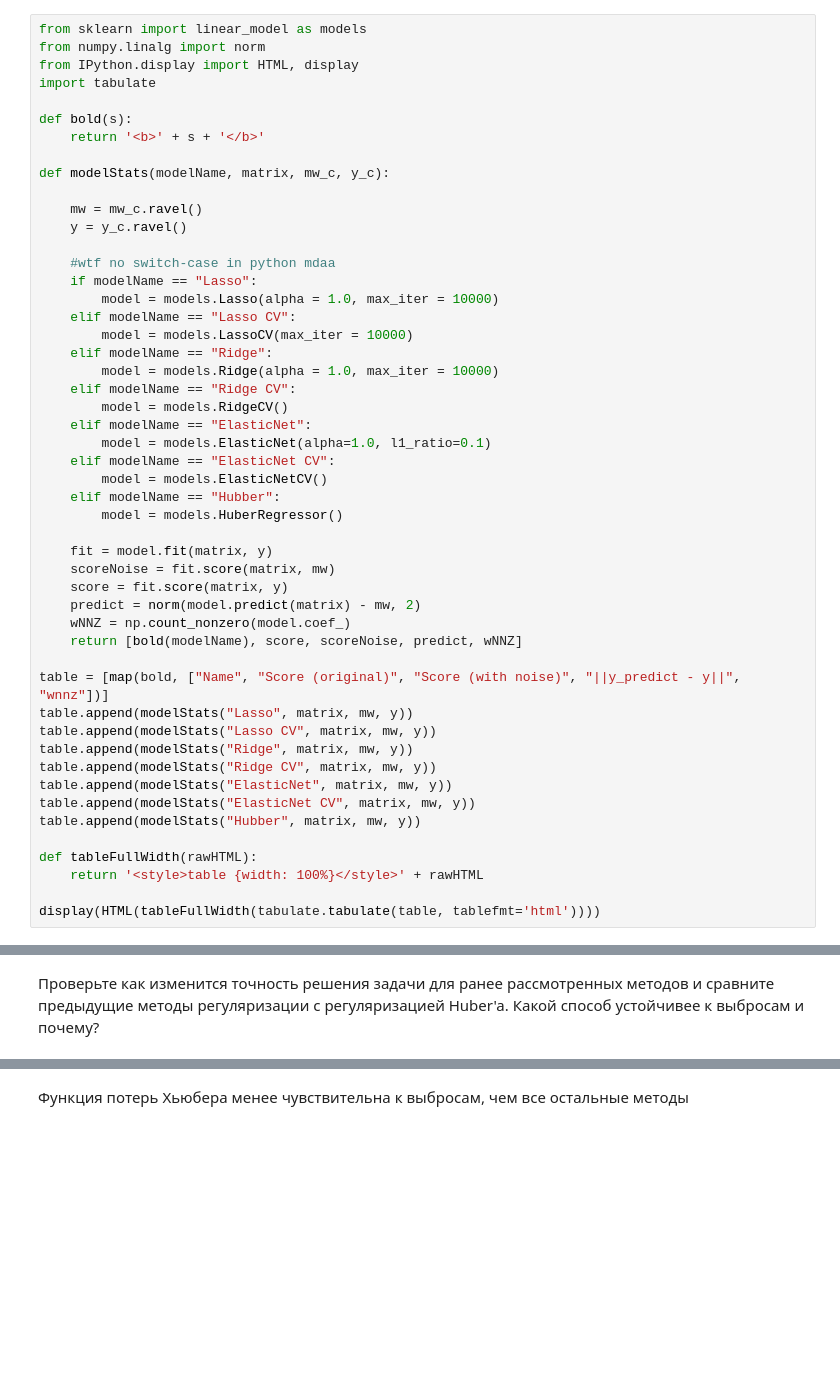
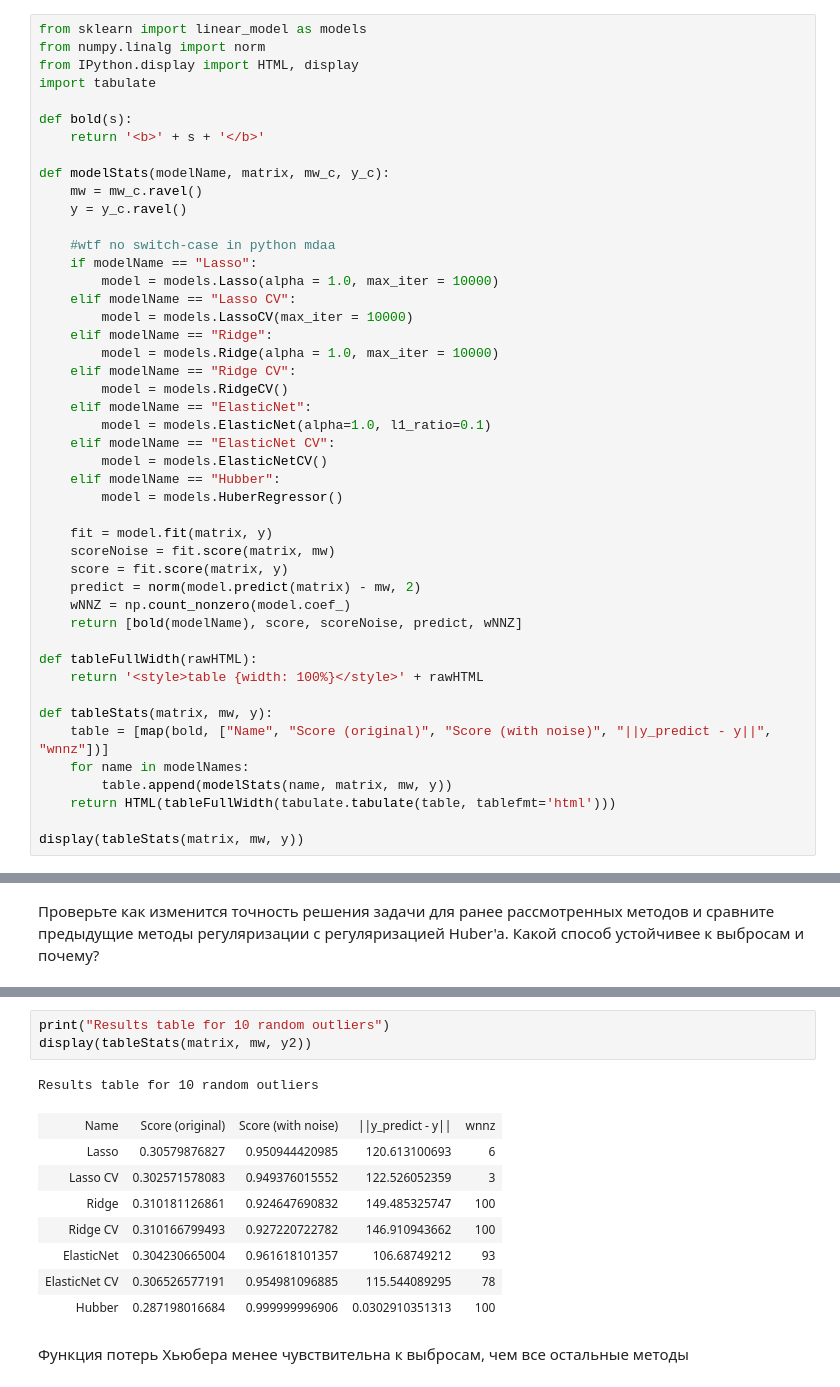
Before and after one commit to bvdmitri/ml-course, a Jupyter notebook: 02.homework/Task 3.ipynb, the cells around one changed output, grey strips where cells are left out. Saved outputs shown, nothing was run; the diff lists cells and outputs as text; blank space fills up the shorter version.

```diff
--- a/02.homework/Task 3.ipynb
+++ b/02.homework/Task 3.ipynb
@@ -64,7 +66,6 @@ def bold(s):
     return '<b>' + s + '</b>'
 
 def modelStats(modelName, matrix, mw_c, y_c):
-
     mw = mw_c.ravel()
     y = y_c.ravel()
 
@@ -91,19 +92,16 @@ def modelStats(modelName, matrix, mw_c, y_c):
     wNNZ = np.count_nonzero(model.coef_)
     return [bold(modelName), score, scoreNoise, predict, wNNZ]
 
-table = [map(bold, ["Name", "Score (original)", "Score (with noise)", "||y_predict - y||", "wnnz"])]
-table.append(modelStats("Lasso", matrix, mw, y))
-table.append(modelStats("Lasso CV", matrix, mw, y))
-table.append(modelStats("Ridge", matrix, mw, y))
-table.append(modelStats("Ridge CV", matrix, mw, y))
-table.append(modelStats("ElasticNet", matrix, mw, y))
-table.append(modelStats("ElasticNet CV", matrix, mw, y))
-table.append(modelStats("Hubber", matrix, mw, y))
-
 def tableFullWidth(rawHTML):
     return '<style>table {width: 100%}</style>' + rawHTML
 
-display(HTML(tableFullWidth(tabulate.tabulate(table, tablefmt='html'))))
+def tableStats(matrix, mw, y):
+    table = [map(bold, ["Name", "Score (original)", "Score (with noise)", "||y_predict - y||", "wnnz"])]
+    for name in modelNames:
+        table.append(modelStats(name, matrix, mw, y))
+    return HTML(tableFullWidth(tabulate.tabulate(table, tablefmt='html')))
+
+display(tableStats(matrix, mw, y))
 # %% [output]
 | Name | Score (original) | Score (with noise) | ||y_predict - y|| | wnnz |
 | Lasso | 0.995060358161 | 0.995057929024 | 38.2828946601 | 7 |
@@ -152,2 +135,15 @@ display(HTML(tableFullWidth(tabulate.tabulate(table2, tablefmt='html'))))
+# %%
+print("Results table for 10 random outliers")
+display(tableStats(matrix, mw, y2))
+# %% [output]
+Results table for 10 random outliers
+| Name | Score (original) | Score (with noise) | ||y_predict - y|| | wnnz |
+| Lasso | 0.30579876827 | 0.950944420985 | 120.613100693 | 6 |
+| Lasso CV | 0.302571578083 | 0.949376015552 | 122.526052359 | 3 |
+| Ridge | 0.310181126861 | 0.924647690832 | 149.485325747 | 100 |
+| Ridge CV | 0.310166799493 | 0.927220722782 | 146.910943662 | 100 |
+| ElasticNet | 0.304230665004 | 0.961618101357 | 106.68749212 | 93 |
+| ElasticNet CV | 0.306526577191 | 0.954981096885 | 115.544089295 | 78 |
+| Hubber | 0.287198016684 | 0.999999996906 | 0.0302910351313 | 100 |
 # %% [markdown]
 Функция потерь Хьюбера менее чувствительна к выбросам, чем все остальные методы
```
Also changed, not shown: parts of 5 cells of this notebook.
